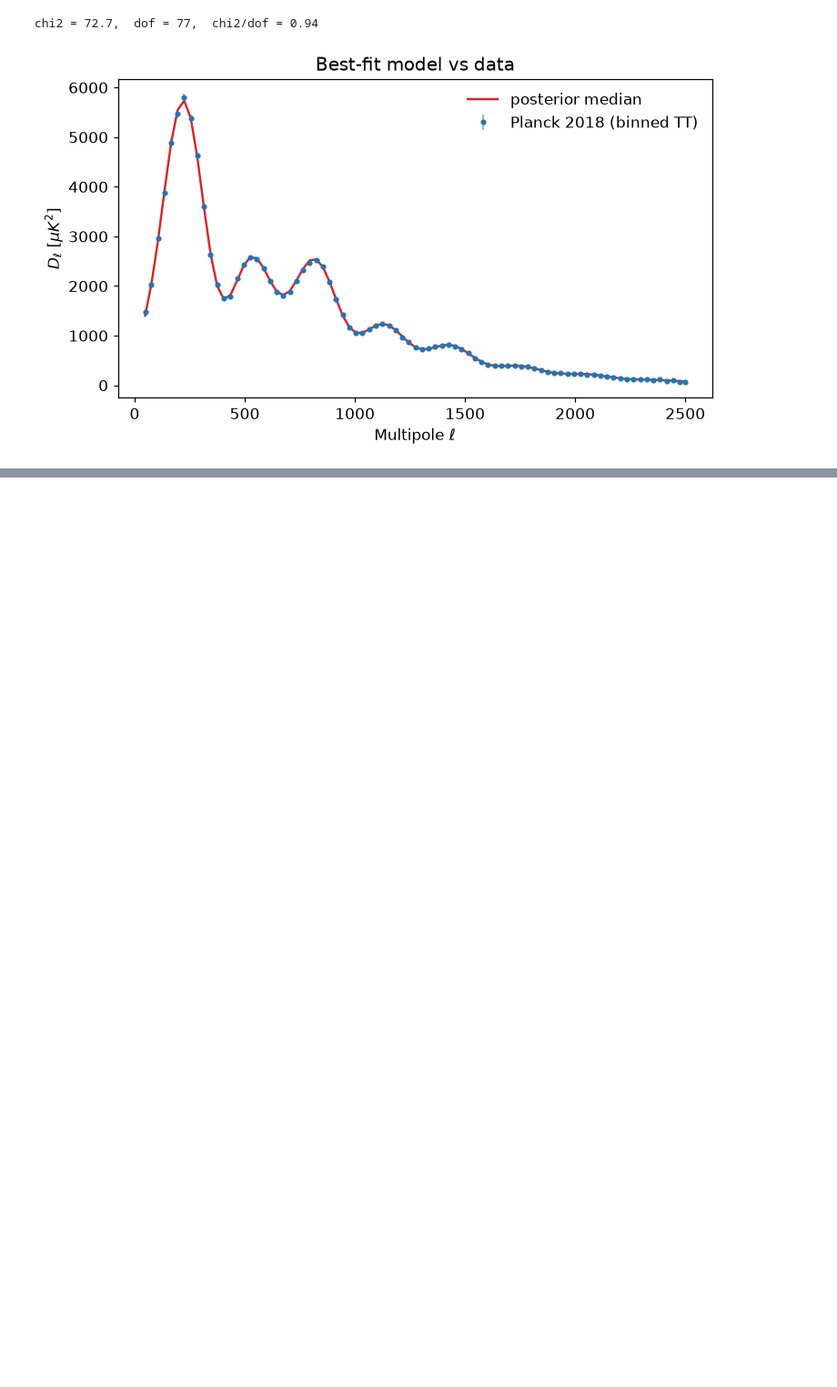
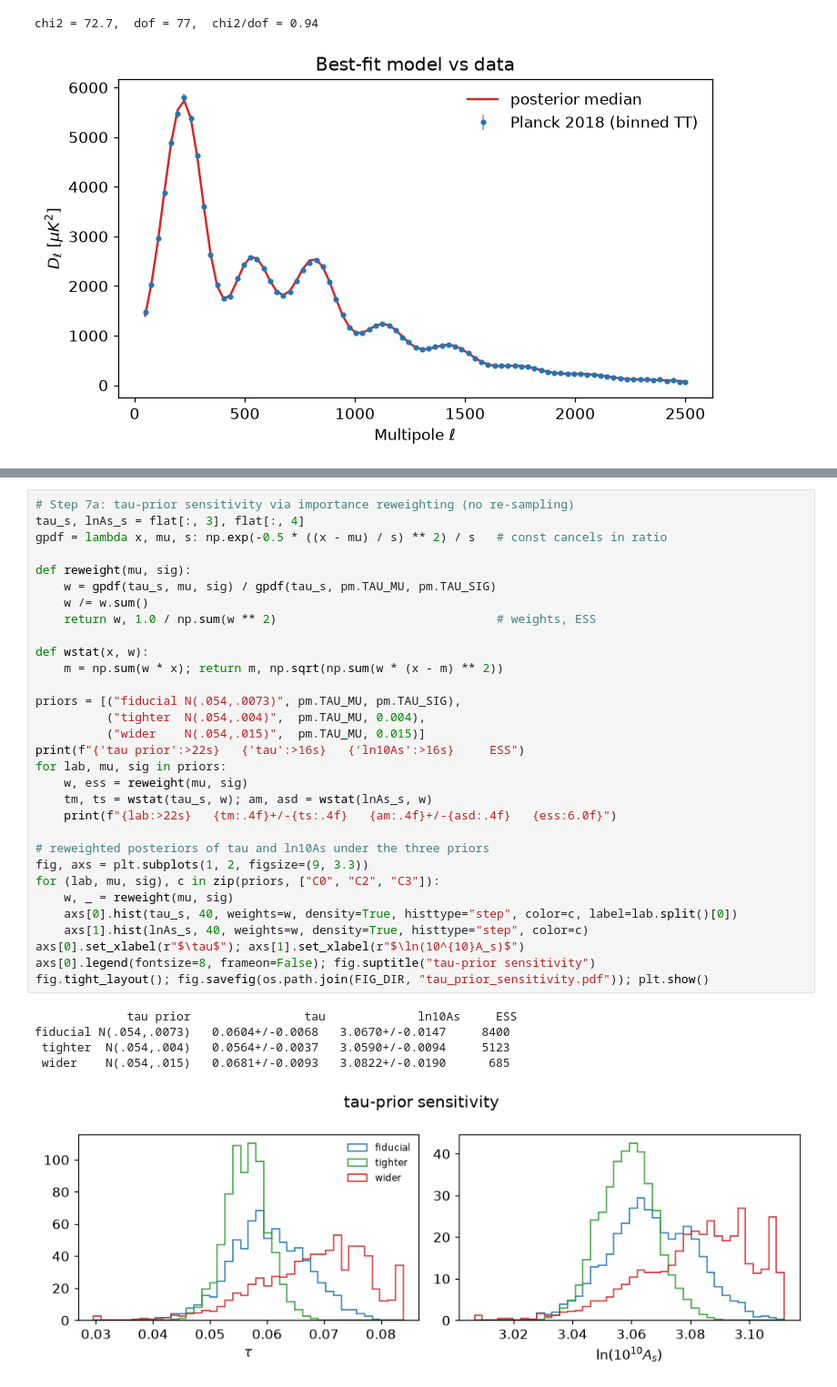
Before and after one commit to edwphysics/advanced_lab, a Jupyter notebook: final_project/planck_inference.ipynb, the cells around one changed output, grey strips where cells are left out. Shown at 91% size. Cells and saved outputs as stored; diff of their text form; blank space fills up the shorter version.

Commit message:
final: Results+robustness+plots

```diff
--- a/final_project/planck_inference.ipynb
+++ b/final_project/planck_inference.ipynb
@@ -297,0 +307,37 @@ chi2 = 72.7,  dof = 77,  chi2/dof = 0.94
+# %%
+# Step 7a: tau-prior sensitivity via importance reweighting (no re-sampling)
+tau_s, lnAs_s = flat[:, 3], flat[:, 4]
+gpdf = lambda x, mu, s: np.exp(-0.5 * ((x - mu) / s) ** 2) / s   # const cancels in ratio
+
+def reweight(mu, sig):
+    w = gpdf(tau_s, mu, sig) / gpdf(tau_s, pm.TAU_MU, pm.TAU_SIG)
+    w /= w.sum()
+    return w, 1.0 / np.sum(w ** 2)                               # weights, ESS
+
+def wstat(x, w):
+    m = np.sum(w * x); return m, np.sqrt(np.sum(w * (x - m) ** 2))
+
+priors = [("fiducial N(.054,.0073)", pm.TAU_MU, pm.TAU_SIG),
+          ("tighter  N(.054,.004)",  pm.TAU_MU, 0.004),
+          ("wider    N(.054,.015)",  pm.TAU_MU, 0.015)]
+print(f"{'tau prior':>22s}   {'tau':>16s}   {'ln10As':>16s}     ESS")
+for lab, mu, sig in priors:
+    w, ess = reweight(mu, sig)
+    tm, ts = wstat(tau_s, w); am, asd = wstat(lnAs_s, w)
+    print(f"{lab:>22s}   {tm:.4f}+/-{ts:.4f}   {am:.4f}+/-{asd:.4f}   {ess:6.0f}")
+
+# reweighted posteriors of tau and ln10As under the three priors
+fig, axs = plt.subplots(1, 2, figsize=(9, 3.3))
+for (lab, mu, sig), c in zip(priors, ["C0", "C2", "C3"]):
+    w, _ = reweight(mu, sig)
+    axs[0].hist(tau_s, 40, weights=w, density=True, histtype="step", color=c, label=lab.split()[0])
+    axs[1].hist(lnAs_s, 40, weights=w, density=True, histtype="step", color=c)
+axs[0].set_xlabel(r"$\tau$"); axs[1].set_xlabel(r"$\ln(10^{10}A_s)$")
+axs[0].legend(fontsize=8, frameon=False); fig.suptitle("tau-prior sensitivity")
+fig.tight_layout(); fig.savefig(os.path.join(FIG_DIR, "tau_prior_sensitivity.pdf")); plt.show()
+# %% [output]
+             tau prior                tau             ln10As     ESS
+fiducial N(.054,.0073)   0.0604+/-0.0068   3.0670+/-0.0147     8400
+ tighter  N(.054,.004)   0.0564+/-0.0037   3.0590+/-0.0094     5123
+ wider    N(.054,.015)   0.0681+/-0.0093   3.0822+/-0.0190      685
+[figure, added]
```
Also changed, not shown: parts of 5 cells of this notebook, 3 other files.
